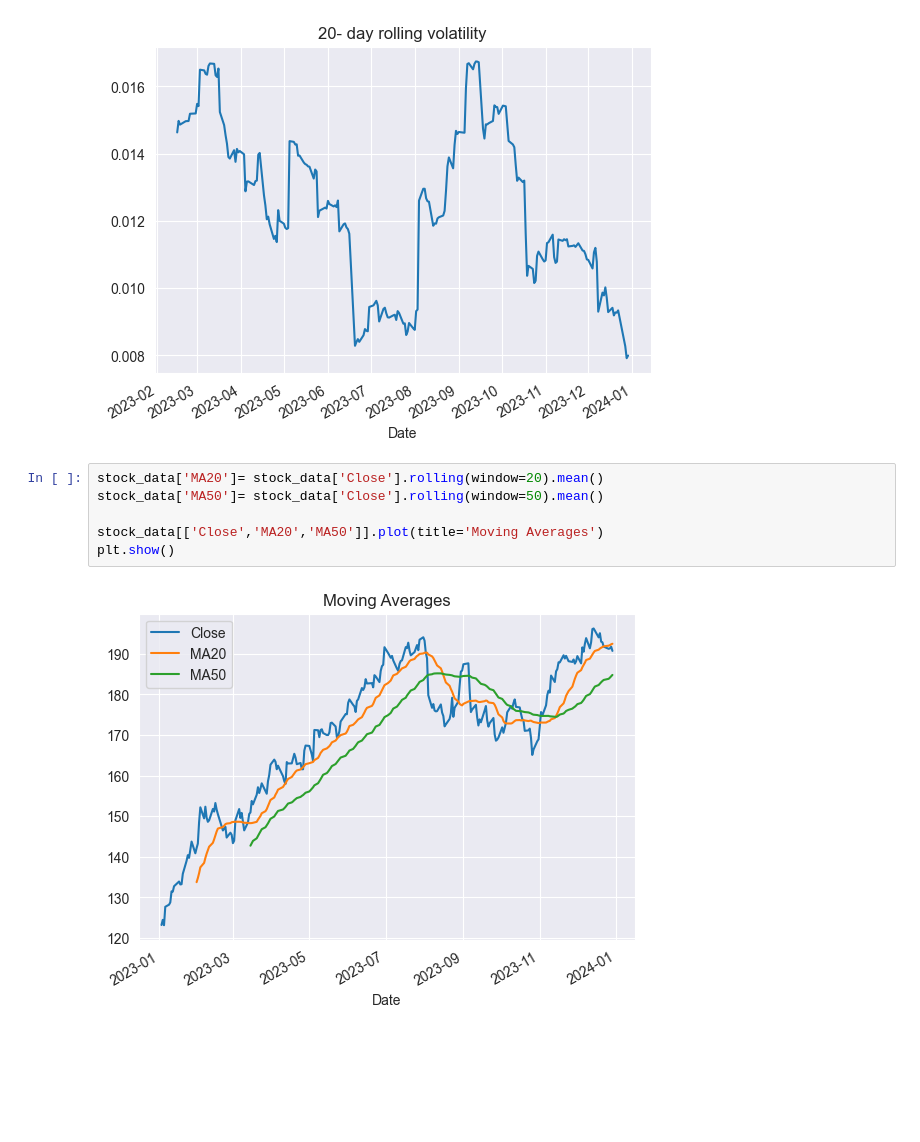
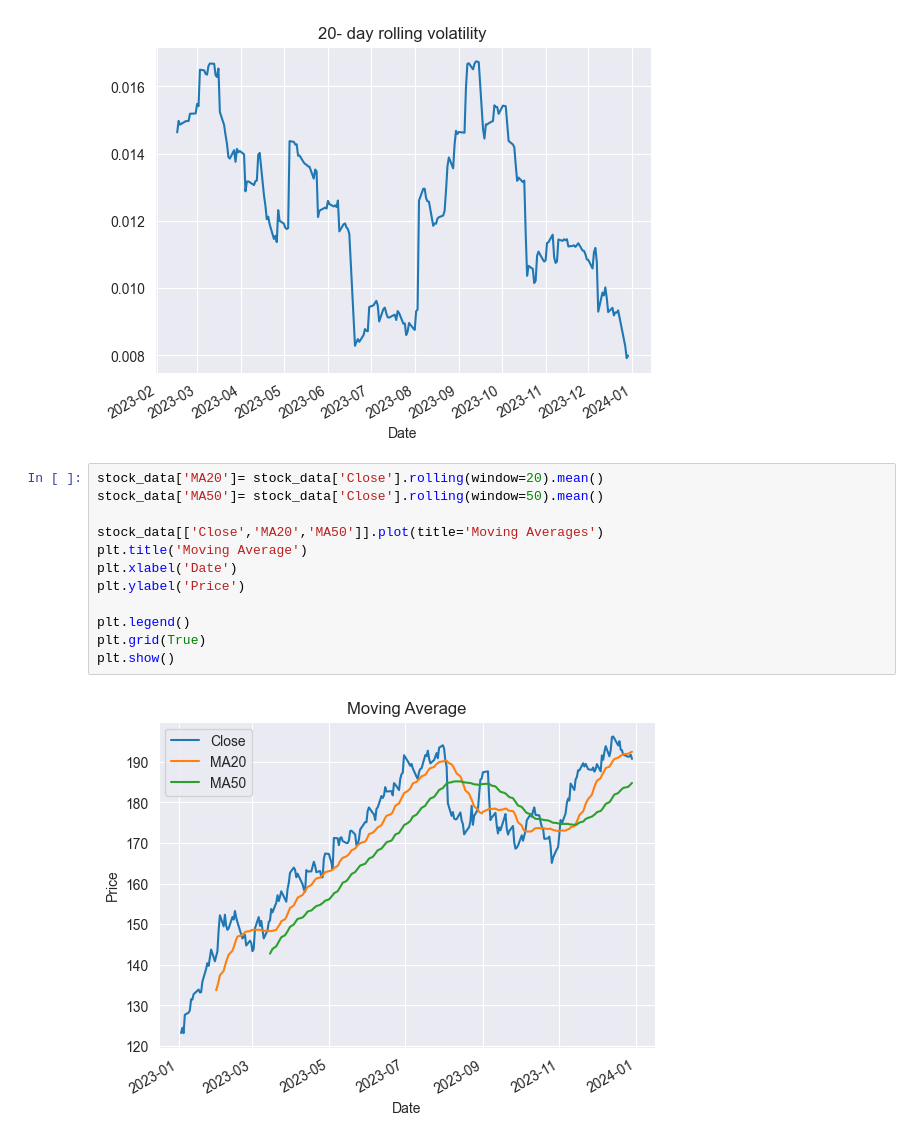
Before and after one commit to sahan200401/real-time-stock-market-analysis, a Jupyter notebook: DataVisuzlization_stcok.ipynb, the cells around one changed output. Cells and saved outputs as stored; diff of their text form; blank space fills up the shorter version.

```diff
--- a/DataVisuzlization_stcok.ipynb
+++ b/DataVisuzlization_stcok.ipynb
@@ -207,8 +219,14 @@ rolling_volatility.plot(title='20- day rolling volatility')
 # %%
 stock_data['MA20']= stock_data['Close'].rolling(window=20).mean()
 stock_data['MA50']= stock_data['Close'].rolling(window=50).mean()
 
 stock_data[['Close','MA20','MA50']].plot(title='Moving Averages')
+plt.title('Moving Average')
+plt.xlabel('Date')
+plt.ylabel('Price')
+
+plt.legend()
+plt.grid(True)
 plt.show()
 # %% [output]
-[figure, old version]
+[figure, new version]
```
Also changed, not shown: parts of 43 cells of this notebook.
